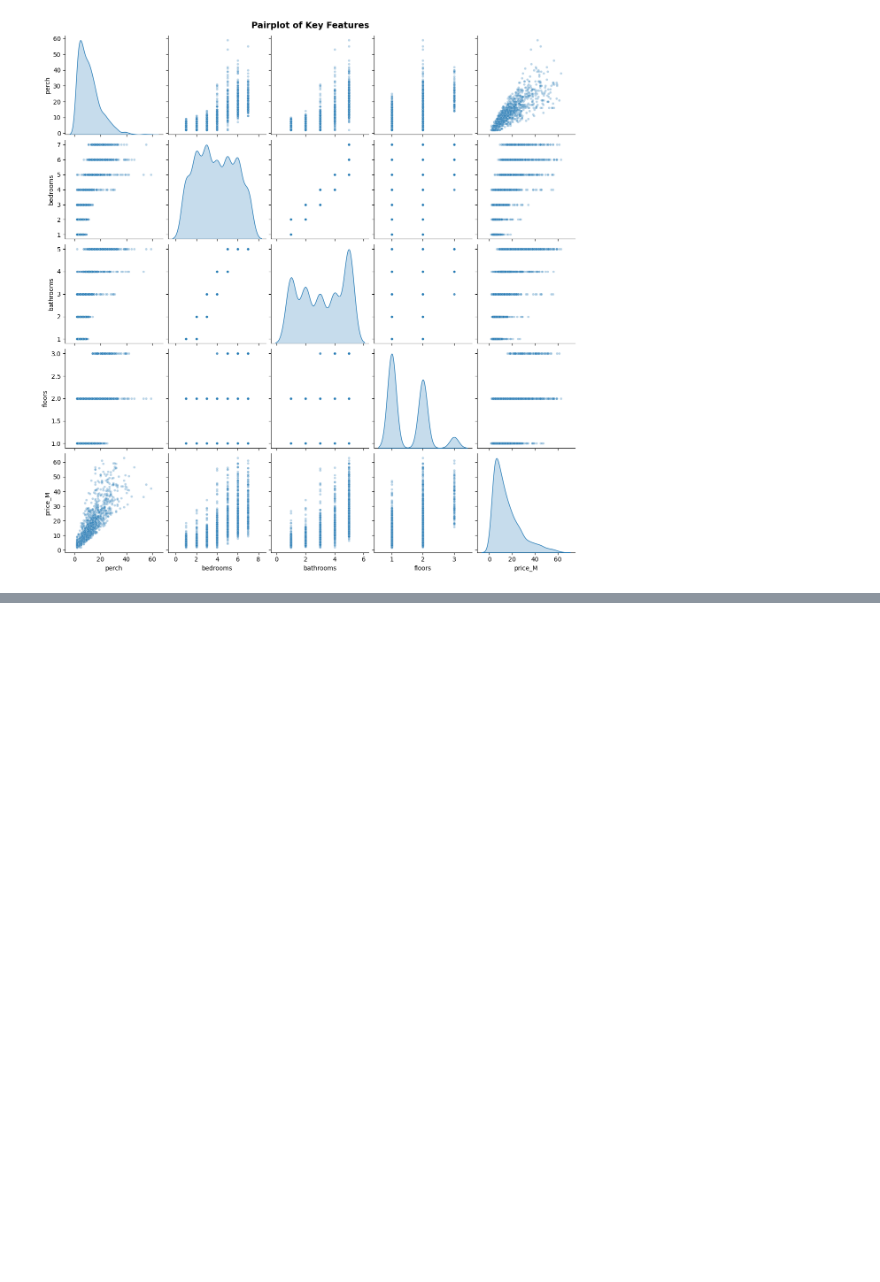
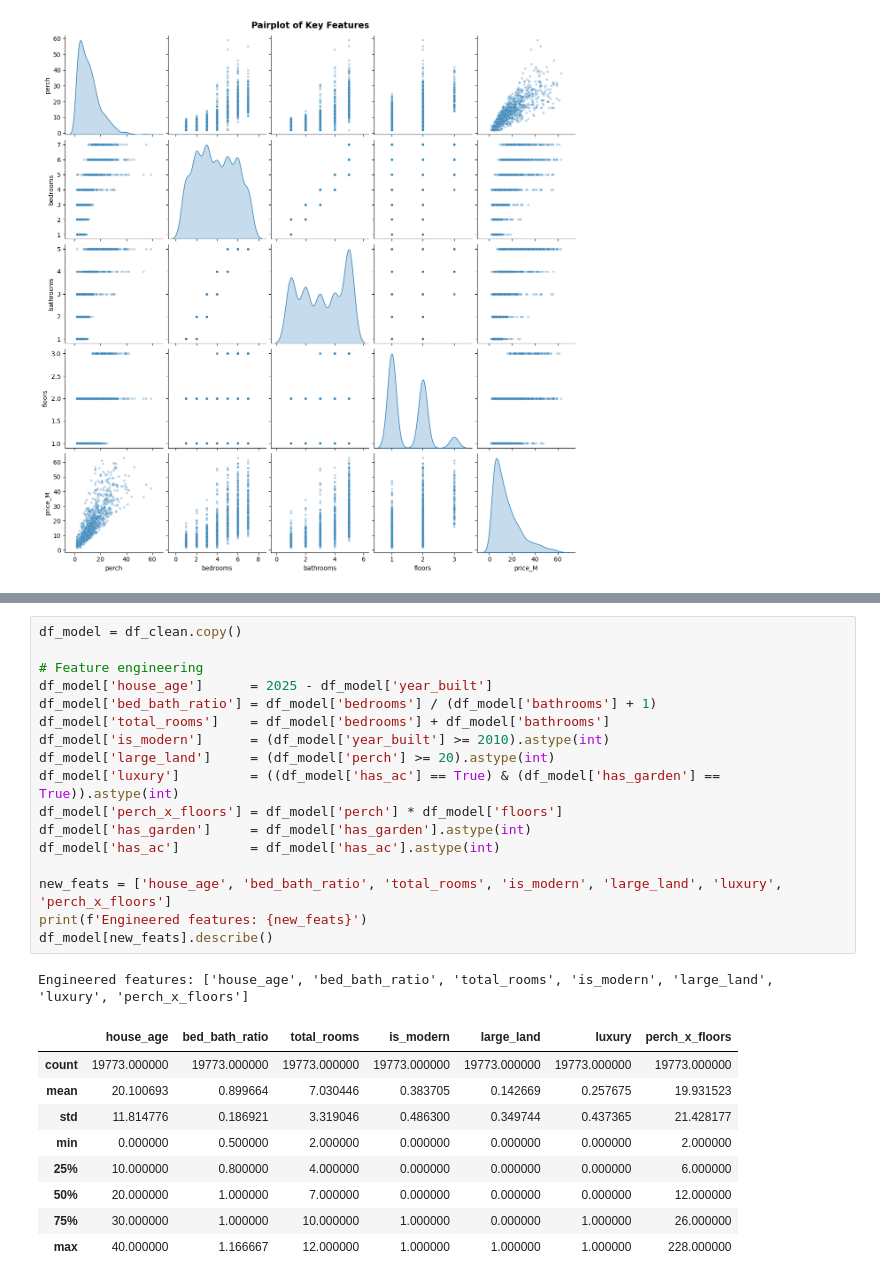
Before and after one commit to ChathurJayawardhana/independent_learning, a Jupyter notebook: index1.ipynb, the cells around one changed output, grey strips where cells are left out. Drawn from its saved outputs; the diff is of its cells as text; blank space fills up the shorter version.

```diff
--- a/index1.ipynb
+++ b/index1.ipynb
@@ -410,3 +410,31 @@ m
 # %% [output]
 Map saved: srilanka_house_price_map.html
 [interactive output not drawn]
+# %%
+df_model = df_clean.copy()
+
+# Feature engineering
+df_model['house_age']      = 2025 - df_model['year_built']
+df_model['bed_bath_ratio'] = df_model['bedrooms'] / (df_model['bathrooms'] + 1)
+df_model['total_rooms']    = df_model['bedrooms'] + df_model['bathrooms']
+df_model['is_modern']      = (df_model['year_built'] >= 2010).astype(int)
+df_model['large_land']     = (df_model['perch'] >= 20).astype(int)
+df_model['luxury']         = ((df_model['has_ac'] == True) & (df_model['has_garden'] == True)).astype(int)
+df_model['perch_x_floors'] = df_model['perch'] * df_model['floors']
+df_model['has_garden']     = df_model['has_garden'].astype(int)
+df_model['has_ac']         = df_model['has_ac'].astype(int)
+
+new_feats = ['house_age', 'bed_bath_ratio', 'total_rooms', 'is_modern', 'large_land', 'luxury', 'perch_x_floors']
+print(f'Engineered features: {new_feats}')
+df_model[new_feats].describe()
+# %% [output]
+Engineered features: ['house_age', 'bed_bath_ratio', 'total_rooms', 'is_modern', 'large_land', 'luxury', 'perch_x_floors']
+|  | house_age | bed_bath_ratio | total_rooms | is_modern | large_land | luxury | perch_x_floors |
+| count | 19773.000000 | 19773.000000 | 19773.000000 | 19773.000000 | 19773.000000 | 19773.000000 | 19773.000000 |
+| mean | 20.100693 | 0.899664 | 7.030446 | 0.383705 | 0.142669 | 0.257675 | 19.931523 |
+| std | 11.814776 | 0.186921 | 3.319046 | 0.486300 | 0.349744 | 0.437365 | 21.428177 |
+| min | 0.000000 | 0.500000 | 2.000000 | 0.000000 | 0.000000 | 0.000000 | 2.000000 |
+| 25% | 10.000000 | 0.800000 | 4.000000 | 0.000000 | 0.000000 | 0.000000 | 6.000000 |
+| 50% | 20.000000 | 1.000000 | 7.000000 | 0.000000 | 0.000000 | 0.000000 | 12.000000 |
+| 75% | 30.000000 | 1.000000 | 10.000000 | 1.000000 | 0.000000 | 1.000000 | 26.000000 |
+| max | 40.000000 | 1.166667 | 12.000000 | 1.000000 | 1.000000 | 1.000000 | 228.000000 |
```
Also changed, not shown: parts of 7 cells of this notebook, 2 other files.
